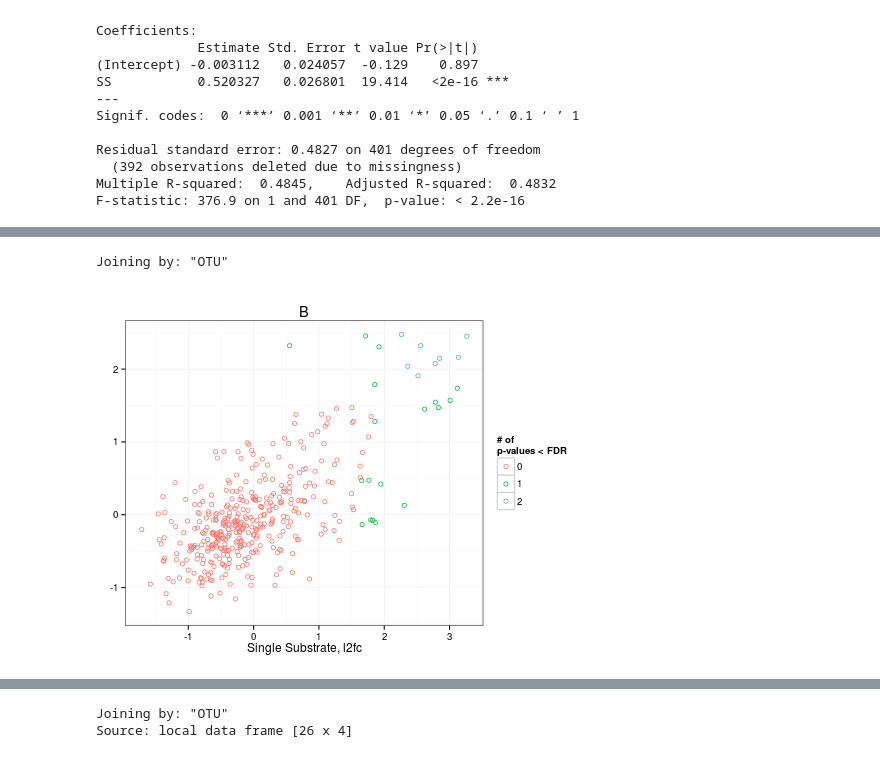
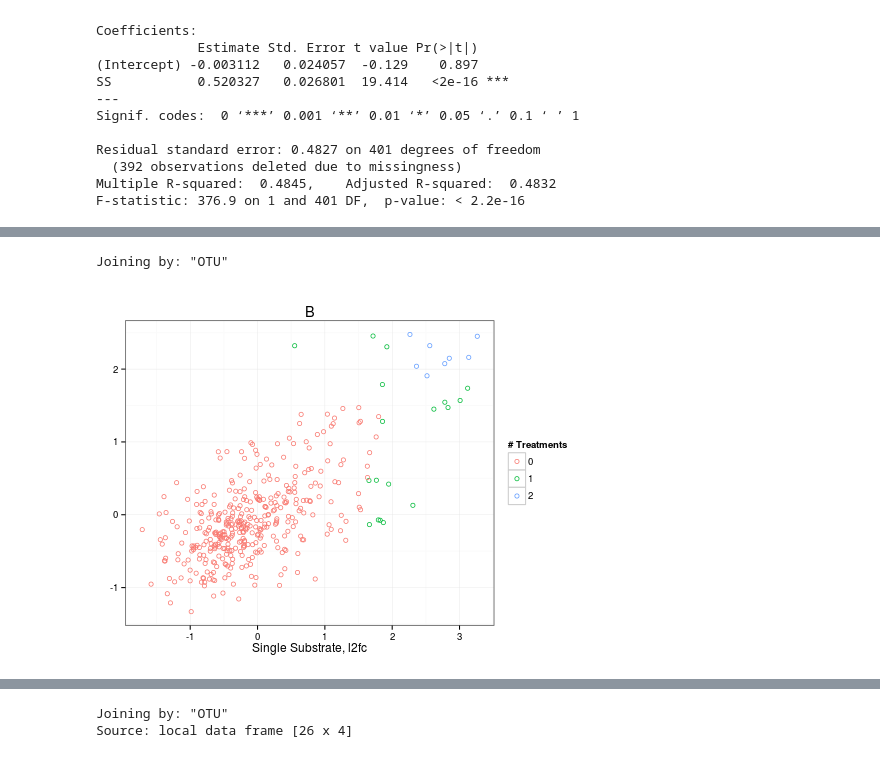
Before and after one commit to acampbellina/single_substrate, a Jupyter notebook: LinReg_3Panel_Fig.ipynb, the cells around one changed output, grey strips where cells are left out. Drawn from its saved outputs; the diff is of its cells as text; code cells hidden in the pictures.

```diff
--- a/LinReg_3Panel_Fig.ipynb
+++ b/LinReg_3Panel_Fig.ipynb
@@ -143,22 +158,22 @@ Source: local data frame [795 x 2]
 # %%
 %%R -w 500 -h 375
 p2 = ggplot(left_join(d, df.sum.sig), aes(x = SS, y = PS, color = factor(sum_sig)))
 
 p2 = p2 + geom_point(shape = 21)
 
 p2 = p2 + labs(x = "Single Substrate, l2fc",
-             color = "# of\np-values < FDR")
+             color = "# Treatments")
 
 p2 = p2 + ggtitle("B")
 
 p2 = p2 + theme_bw()
 
 p2 = p2 + theme(axis.title.y = element_blank())
 
 p2
 # %% [output]
 Joining by: "OTU"
-[figure, old version]
+[figure, new version]
 # %%
 %%R
 FDR = 0.10
```
Also changed, not shown: parts of 5 cells of this notebook.
